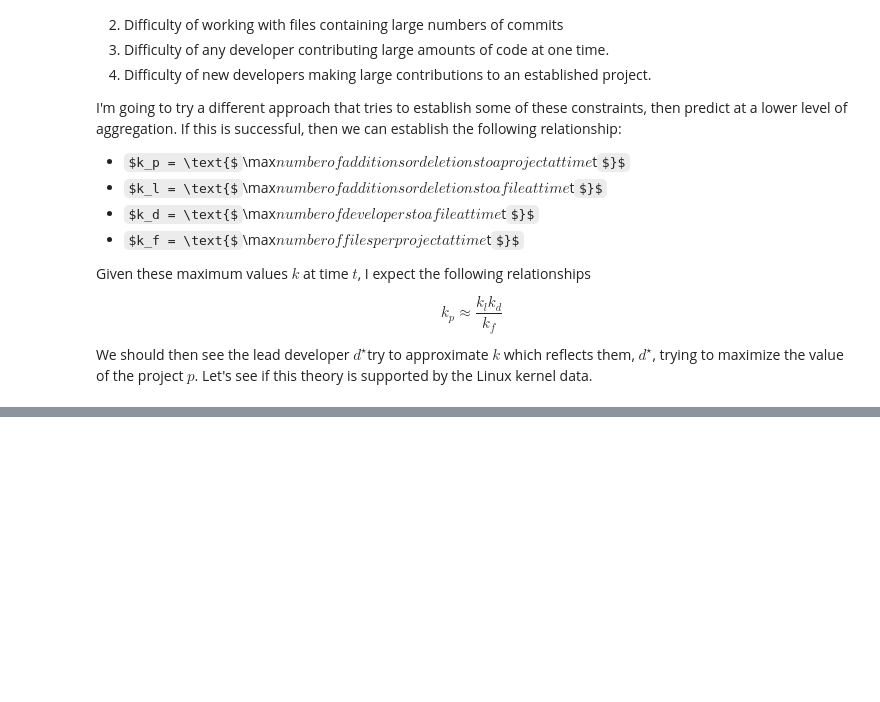
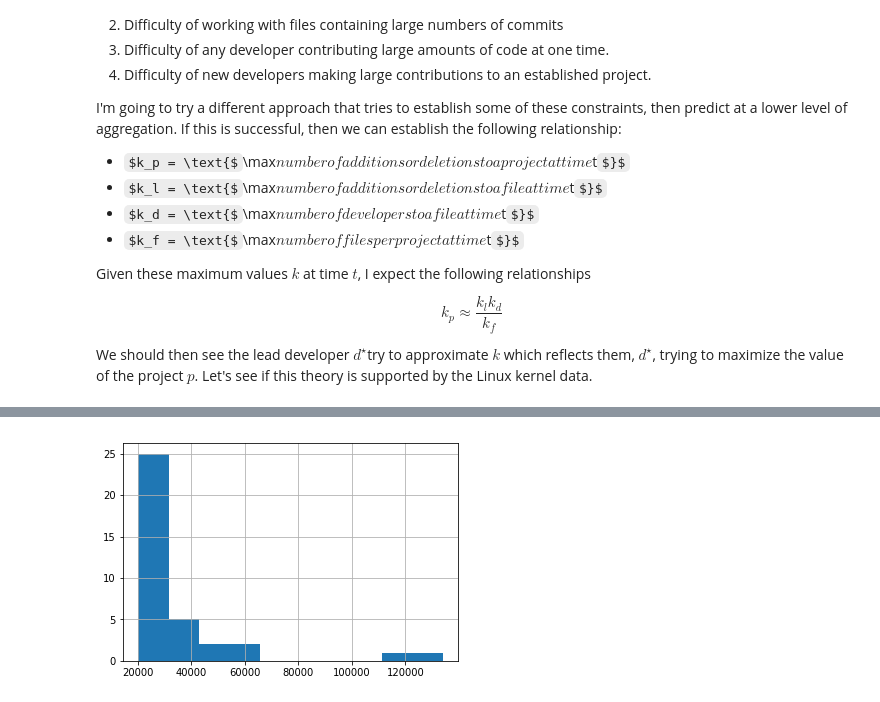
Before and after one commit to tbonza/EDS19, a Jupyter notebook: project/prototype.ipynb, the cells around one changed output, grey strips where cells are left out. Cells and saved outputs as stored; diff of their text form; code cells hidden in the pictures; some formulas as TeX source; blank space fills up the shorter version.

```diff
--- a/project/prototype.ipynb
+++ b/project/prototype.ipynb
@@ -497,3 +497,23 @@ $$
 We should then see the lead developer $d^\star$try to approximate $k$ which reflects them, $d^\star$,
 trying to maximize the value of the project $p$. Let's see if this theory is supported by the
 Linux kernel data.
+# %%
+# t should be for each day
+
+q4 = dal.session.query(
+    Meta.commit_hash, Author.authored, CommitFile.modified_file,
+    CommitFile.lines_added, CommitFile.lines_deleted
+).join(Author).join(CommitFile)
+
+items = []
+for item in q4.all():
+    r = {
+        "commit_hash": item.commit_hash,
+        "date_authored": item.authored,
+        "modified_file": item.modified_file,
+        "lines_added": item.lines_added,
+        "lines_deleted": item.lines_deleted,
+    }
+    items.append(r)
+fildf = pd.DataFrame(items)
+print(fildf.shape)
@@ -499,0 +522,6 @@ Linux kernel data.
+# %%
+per = fildf.date_authored.dt.to_period("D")
+day = fildf.groupby([per, 'modified_file']).sum()
+day['costfunc'] = -np.sqrt(np.square(day.lines_added.values) + np.square(day.lines_deleted.values))
+day['total_lines'] = day.lines_added + day.lines_deleted
+day.shape
@@ -499,0 +552,5 @@ Linux kernel data.
+# %%
+day[day.total_lines > 20000].total_lines.hist()
+plt.show()
+# %% [output]
+[figure, added]
```
Also changed, not shown: parts of 55 cells of this notebook.
